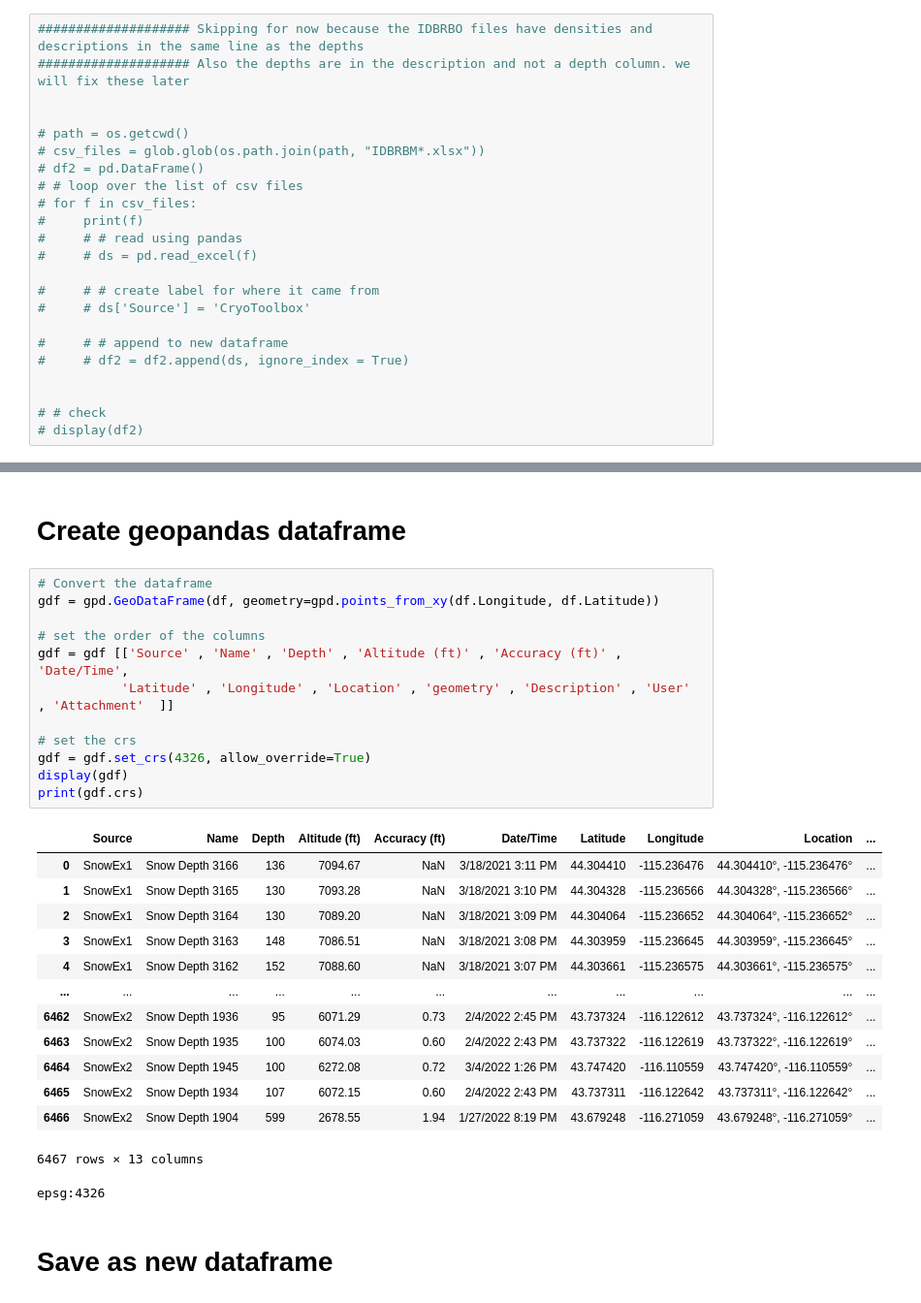
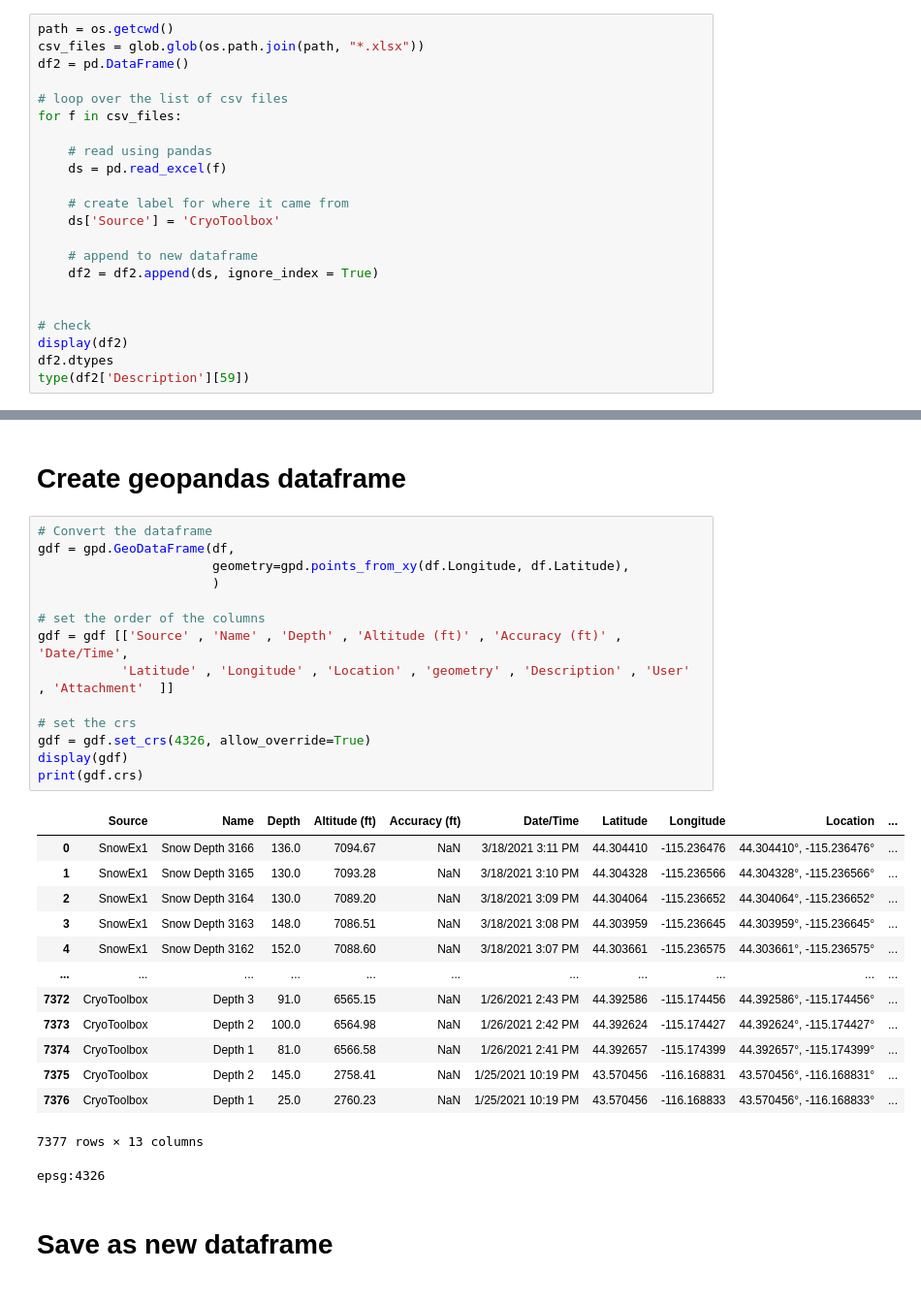
Before and after one commit to mcreelma/Snow_Probes, a Jupyter notebook: Mesa_Dump_Reader.ipynb, the cells around one changed output, grey strips where cells are left out. Shown at 97% size. Drawn from its saved outputs; the diff is of its cells as text.

```diff
--- a/Mesa_Dump_Reader.ipynb
+++ b/Mesa_Dump_Reader.ipynb
@@ -108,26 +159,25 @@ IDBRBO021821.xlsx      IDBRBO032221.xlsx
 # %% [markdown]
 # put toolbox data in frame
 # %%
-#################### Skipping for now because the IDBRBO files have densities and descriptions in the same line as the depths
-#################### Also the depths are in the description and not a depth column. we will fix these later
+path = os.getcwd()
+csv_files = glob.glob(os.path.join(path, "*.xlsx"))
+df2 = pd.DataFrame()
+
+# loop over the list of csv files
+for f in csv_files:
+
+    # read using pandas
+    ds = pd.read_excel(f)
+
+    # create label for where it came from
+    ds['Source'] = 'CryoToolbox'
+
+    # append to new dataframe
+    df2 = df2.append(ds, ignore_index = True)
 
 
-# path = os.getcwd()
-# csv_files = glob.glob(os.path.join(path, "IDBRBM*.xlsx"))
-# df2 = pd.DataFrame()
-# # loop over the list of csv files
-# for f in csv_files:
-#     print(f)
-#     # # read using pandas
-#     # ds = pd.read_excel(f)
-
-#     # # create label for where it came from
-#     # ds['Source'] = 'CryoToolbox'
-
-#     # # append to new dataframe
-#     # df2 = df2.append(ds, ignore_index = True)
-
-
-# # check
-# display(df2)
+# check
+display(df2)
+df2.dtypes
+type(df2['Description'][59])
 # %% [output]
@@ -138,30 +263,32 @@ IDBRBO021821.xlsx      IDBRBO032221.xlsx
 # Create geopandas dataframe
 # %%
 # Convert the dataframe
-gdf = gpd.GeoDataFrame(df, geometry=gpd.points_from_xy(df.Longitude, df.Latitude))
+gdf = gpd.GeoDataFrame(df,
+                       geometry=gpd.points_from_xy(df.Longitude, df.Latitude),
+                       )
 
 # set the order of the columns
 gdf = gdf [['Source' , 'Name' , 'Depth' , 'Altitude (ft)' , 'Accuracy (ft)' , 'Date/Time',
            'Latitude' , 'Longitude' , 'Location' , 'geometry' , 'Description' , 'User' , 'Attachment'	]]
 
 # set the crs
 gdf = gdf.set_crs(4326, allow_override=True)
 display(gdf)
 print(gdf.crs)
 # %% [output]
 |  | Source | Name | Depth | Altitude (ft) | Accuracy (ft) | Date/Time | Latitude | Longitude | Location | ... |
-| 0 | SnowEx1 | Snow Depth 3166 | 136 | 7094.67 | NaN | 3/18/2021 3:11 PM | 44.304410 | -115.236476 | 44.304410°, -115.236476° | ... |
-| 1 | SnowEx1 | Snow Depth 3165 | 130 | 7093.28 | NaN | 3/18/2021 3:10 PM | 44.304328 | -115.236566 | 44.304328°, -115.236566° | ... |
-| 2 | SnowEx1 | Snow Depth 3164 | 130 | 7089.20 | NaN | 3/18/2021 3:09 PM | 44.304064 | -115.236652 | 44.304064°, -115.236652° | ... |
-| 3 | SnowEx1 | Snow Depth 3163 | 148 | 7086.51 | NaN | 3/18/2021 3:08 PM | 44.303959 | -115.236645 | 44.303959°, -115.236645° | ... |
-| 4 | SnowEx1 | Snow Depth 3162 | 152 | 7088.60 | NaN | 3/18/2021 3:07 PM | 44.303661 | -115.236575 | 44.303661°, -115.236575° | ... |
+| 0 | SnowEx1 | Snow Depth 3166 | 136.0 | 7094.67 | NaN | 3/18/2021 3:11 PM | 44.304410 | -115.236476 | 44.304410°, -115.236476° | ... |
+| 1 | SnowEx1 | Snow Depth 3165 | 130.0 | 7093.28 | NaN | 3/18/2021 3:10 PM | 44.304328 | -115.236566 | 44.304328°, -115.236566° | ... |
+| 2 | SnowEx1 | Snow Depth 3164 | 130.0 | 7089.20 | NaN | 3/18/2021 3:09 PM | 44.304064 | -115.236652 | 44.304064°, -115.236652° | ... |
+| 3 | SnowEx1 | Snow Depth 3163 | 148.0 | 7086.51 | NaN | 3/18/2021 3:08 PM | 44.303959 | -115.236645 | 44.303959°, -115.236645° | ... |
+| 4 | SnowEx1 | Snow Depth 3162 | 152.0 | 7088.60 | NaN | 3/18/2021 3:07 PM | 44.303661 | -115.236575 | 44.303661°, -115.236575° | ... |
 | ... | ... | ... | ... | ... | ... | ... | ... | ... | ... | ... |
-| 6462 | SnowEx2 | Snow Depth 1936 | 95 | 6071.29 | 0.73 | 2/4/2022 2:45 PM | 43.737324 | -116.122612 | 43.737324°, -116.122612° | ... |
-| 6463 | SnowEx2 | Snow Depth 1935 | 100 | 6074.03 | 0.60 | 2/4/2022 2:43 PM | 43.737322 | -116.122619 | 43.737322°, -116.122619° | ... |
-| 6464 | SnowEx2 | Snow Depth 1945 | 100 | 6272.08 | 0.72 | 3/4/2022 1:26 PM | 43.747420 | -116.110559 | 43.747420°, -116.110559° | ... |
-| 6465 | SnowEx2 | Snow Depth 1934 | 107 | 6072.15 | 0.60 | 2/4/2022 2:43 PM | 43.737311 | -116.122642 | 43.737311°, -116.122642° | ... |
-| 6466 | SnowEx2 | Snow Depth 1904 | 599 | 2678.55 | 1.94 | 1/27/2022 8:19 PM | 43.679248 | -116.271059 | 43.679248°, -116.271059° | ... |
+| 7372 | CryoToolbox | Depth 3 | 91.0 | 6565.15 | NaN | 1/26/2021 2:43 PM | 44.392586 | -115.174456 | 44.392586°, -115.174456° | ... |
+| 7373 | CryoToolbox | Depth 2 | 100.0 | 6564.98 | NaN | 1/26/2021 2:42 PM | 44.392624 | -115.174427 | 44.392624°, -115.174427° | ... |
+| 7374 | CryoToolbox | Depth 1 | 81.0 | 6566.58 | NaN | 1/26/2021 2:41 PM | 44.392657 | -115.174399 | 44.392657°, -115.174399° | ... |
+| 7375 | CryoToolbox | Depth 2 | 145.0 | 2758.41 | NaN | 1/25/2021 10:19 PM | 43.570456 | -116.168831 | 43.570456°, -116.168831° | ... |
+| 7376 | CryoToolbox | Depth 1 | 25.0 | 2760.23 | NaN | 1/25/2021 10:19 PM | 43.570456 | -116.168833 | 43.570456°, -116.168833° | ... |
-6467 rows × 13 columns
+7377 rows × 13 columns
 epsg:4326
 # %% [markdown]
 # Save as new dataframe
```
Also changed, not shown: parts of 10 cells of this notebook.
